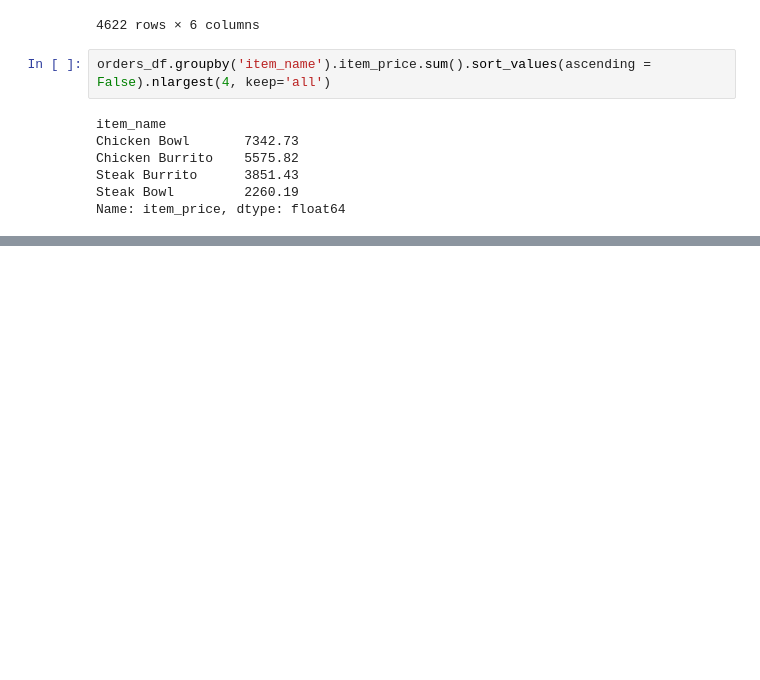
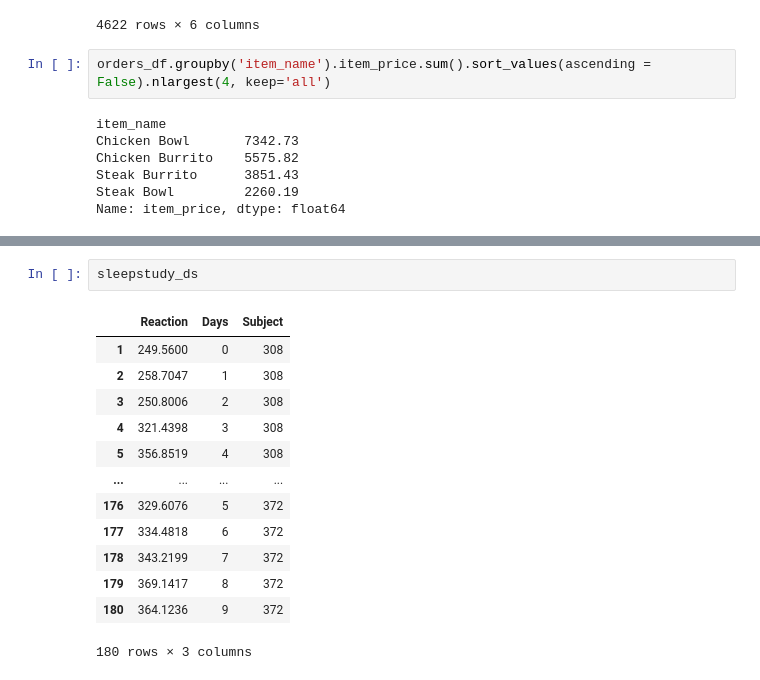
Before and after one commit to Olivert75/numpy-pandas-visualization-exercises, a Jupyter notebook: seaborn_exercises.ipynb, the cells around one changed output, grey strips where cells are left out. Cells and saved outputs as stored; diff of their text form; blank space fills up the shorter version.

```diff
--- a/seaborn_exercises.ipynb
+++ b/seaborn_exercises.ipynb
@@ -271,0 +297,16 @@ sns.barplot(x ='quantity', y ='item_price', data =ch_top_four, hue = ch_top_four
+# %%
+sleepstudy_ds
+# %% [output]
+|  | Reaction | Days | Subject |
+| 1 | 249.5600 | 0 | 308 |
+| 2 | 258.7047 | 1 | 308 |
+| 3 | 250.8006 | 2 | 308 |
+| 4 | 321.4398 | 3 | 308 |
+| 5 | 356.8519 | 4 | 308 |
+| ... | ... | ... | ... |
+| 176 | 329.6076 | 5 | 372 |
+| 177 | 334.4818 | 6 | 372 |
+| 178 | 343.2199 | 7 | 372 |
+| 179 | 369.1417 | 8 | 372 |
+| 180 | 364.1236 | 9 | 372 |
+180 rows × 3 columns
```
Also changed, not shown: parts of 7 cells of this notebook.
